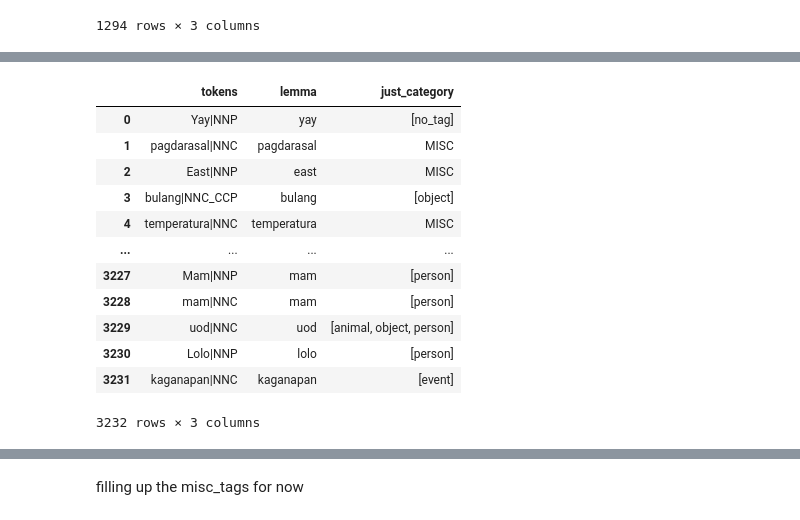
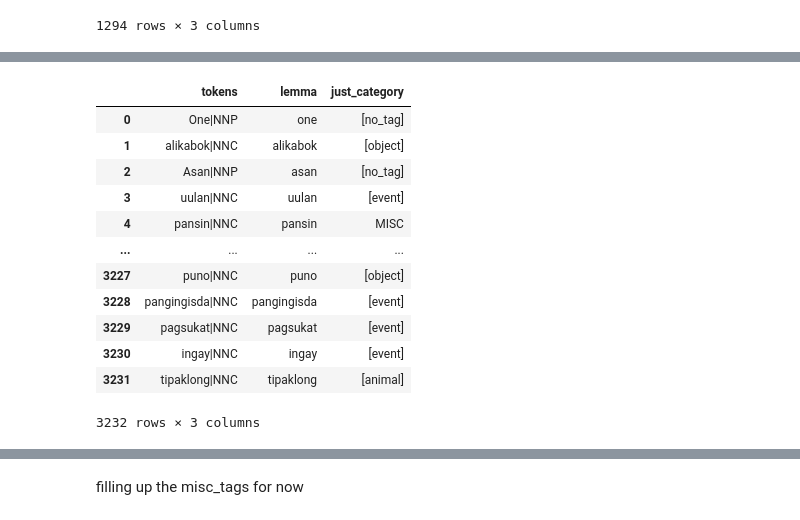
Before and after one commit to NeptuneSyInAteneo/thesis_Models, a Jupyter notebook: rq2 pipeline.ipynb, the cells around one changed output, grey strips where cells are left out. Cells and saved outputs as stored; diff of their text form; code cells hidden in the pictures.

```diff
--- a/rq2 pipeline.ipynb
+++ b/rq2 pipeline.ipynb
@@ -415,34 +415,51 @@ assessed_in_vocab
 # %%
 common_nouns_categorized = pd.concat([common_nouns,assessed_in_vocab]).drop_duplicates(subset='tokens',keep='last')
 common_nouns_categorized['just_category'] = common_nouns_categorized['just_category'].fillna('MISC')
 common_nouns_categorized = common_nouns_categorized[['tokens','lemma','just_category']]
 #common_nouns_categorized
 
-# UPDATE 1
+# split into MISCs, multitags, and neither
+miscs_categorized = common_nouns_categorized.loc[common_nouns_categorized['just_category'] == 'MISC']
+non_misc = common_nouns_categorized.loc[common_nouns_categorized['just_category'] != 'MISC'] #guaranteed list
+multitag_categorized = non_misc.loc[non_misc['just_category'].str.len() > 1]
+neither_categorized = non_misc.loc[non_misc['just_category'].str.len() <= 1]
+
+# UPDATE 1 - first batch of manually annotated MISCs
 misc_manual_1 = pd.read_csv("./Organized_text_data/misc_manual_add_1.csv")[['tokens','manual_tag']]
 misc_manual_1['manual_tag'] = misc_manual_1['manual_tag'].apply(lambda x:x.split(','))
 
-current_categorized = misc_manual_1.merge(common_nouns_categorized,on='tokens',how='right')
-current_categorized = current_categorized.loc[current_categorized['just_category'] == 'MISC']
-current_categorized['just_category'] = current_categorized['manual_tag'].fillna('MISC')
+misc_update = misc_manual_1.merge(miscs_categorized,on='tokens',how='right')
+misc_update = misc_update.fillna('MISC')
+misc_update['just_category'] = misc_update['manual_tag']
+misc_update = misc_update.drop(columns=['manual_tag'])
 
-non_misc = misc_manual_1.merge(common_nouns_categorized,on='tokens',how='right')
+## UPDATE 2 - first batch of manually annotated multitags
+multitag_manual_1 = pd.read_csv("./Organized_text_data/multitag_manual_add_1.csv")[['tokens','manual_tag']]
+multitag_manual_1['manual_tag'] = multitag_manual_1['manual_tag'].apply(lambda x:x.split(','))
+
+multitag_update = multitag_manual_1.merge(multitag_categorized,on='tokens',how='right')
+multitag_update['just_category'] = multitag_update['manual_tag']
+multitag_update = multitag_update.drop(columns=['manual_tag'])
+
+#non_misc
+non_misc = misc_manual_1.merge(neither_categorized,on='tokens',how='right')
 non_misc = non_misc.loc[non_misc['just_category'] != 'MISC']
-#non_misc
+non_misc = non_misc.drop(columns=['manual_tag'])
 
-common_nouns_categorized = pd.concat([current_categorized, non_misc]).drop(columns='manual_tag')
+common_nouns_categorized = pd.concat([misc_update, multitag_update, non_misc]).reset_index().drop(columns='index')
+common_nouns_categorized.to_json("./Organized_text_data/manual_assessed_1.json")
 common_nouns_categorized
 # %% [output]
 |  | tokens | lemma | just_category |
-| 0 | Yay|NNP | yay | [no_tag] |
-| 1 | pagdarasal|NNC | pagdarasal | MISC |
-| 2 | East|NNP | east | MISC |
-| 3 | bulang|NNC_CCP | bulang | [object] |
-| 4 | temperatura|NNC | temperatura | MISC |
+| 0 | One|NNP | one | [no_tag] |
+| 1 | alikabok|NNC | alikabok | [object] |
+| 2 | Asan|NNP | asan | [no_tag] |
+| 3 | uulan|NNC | uulan | [event] |
+| 4 | pansin|NNC | pansin | MISC |
 | ... | ... | ... | ... |
-| 3227 | Mam|NNP | mam | [person] |
-| 3228 | mam|NNC | mam | [person] |
-| 3229 | uod|NNC | uod | [animal, object, person] |
-| 3230 | Lolo|NNP | lolo | [person] |
-| 3231 | kaganapan|NNC | kaganapan | [event] |
+| 3227 | puno|NNC | puno | [object] |
+| 3228 | pangingisda|NNC | pangingisda | [event] |
+| 3229 | pagsukat|NNC | pagsukat | [event] |
+| 3230 | ingay|NNC | ingay | [event] |
+| 3231 | tipaklong|NNC | tipaklong | [animal] |
 3232 rows × 3 columns
```
Also changed, not shown: parts of 9 cells of this notebook, 7 other files.
